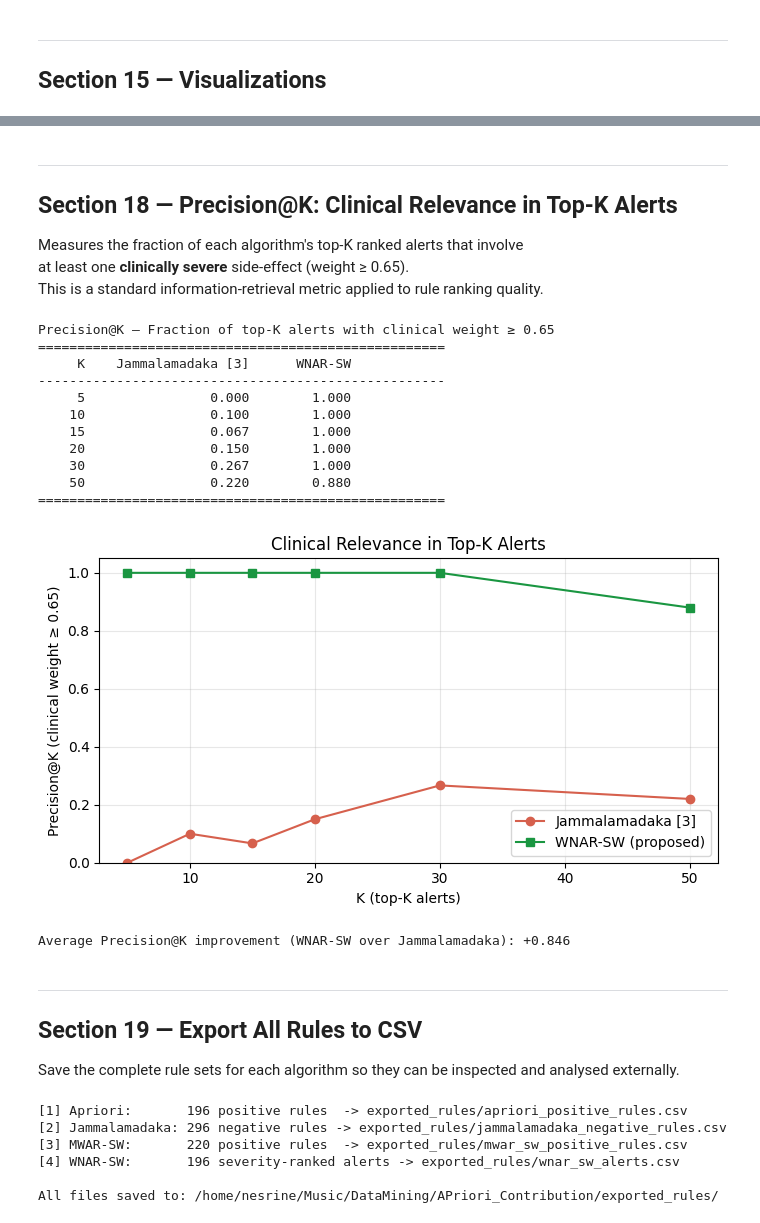
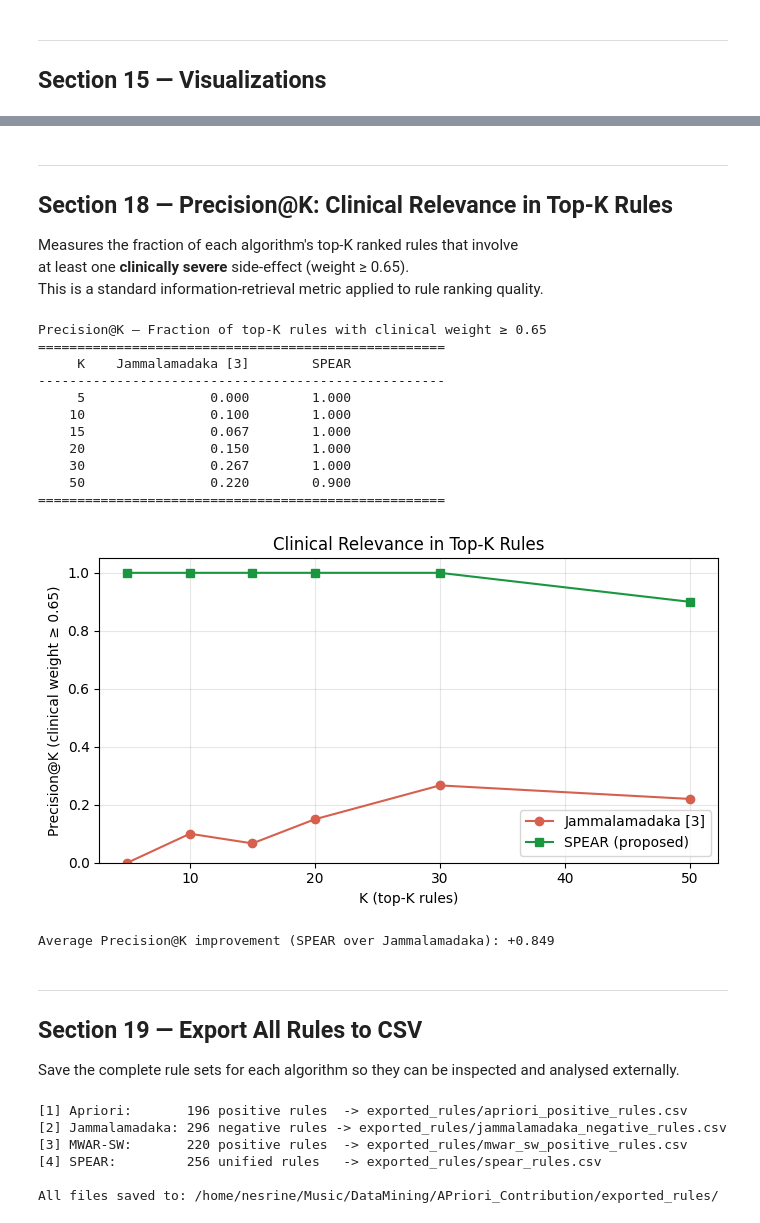
Before and after one commit to djouharadgb/Data-Mining-APriori-Contribution, a Jupyter notebook: WNAR_SW_Experiments_fixed.ipynb, the cells around one changed output, grey strips where cells are left out. Drawn from its saved outputs; the diff is of its cells as text; code cells hidden in the pictures.

```diff
--- a/WNAR_SW_Experiments_fixed.ipynb
+++ b/WNAR_SW_Experiments_fixed.ipynb
@@ -809,22 +896,22 @@ if len(mwar_rules) > 0:
 else:
     print("No rules found at current thresholds.")
 
-# ---- WNAR-SW --------------------------------------------------------
+# ---- SPEAR -----------------------------------------------------------
 print("\n" + "=" * 110)
-print(f"TOP {N_SHOW} ALERTS — WNAR-SW (ranked by severity score, Definition 4.4)")
+print(f"TOP {N_SHOW} ALERTS — SPEAR (ranked by unified severity score)")
 print("=" * 110)
-if len(wnar_alerts) > 0:
-    top = wnar_alerts.head(min(N_SHOW, len(wnar_alerts)))[
-        ['antecedent', 'consequent', 'sup_ant', 'sup_cons',
+if len(spear_rules) > 0:
+    top = spear_rules.head(min(N_SHOW, len(spear_rules)))[
+        ['antecedent', 'consequent', 'rule_type', 'sup_ant', 'sup_cons',
          'sup_joint', 'weight_ant', 'weight_cons',
-         'wNegSup', 'wNegConf', 'severity']
+         'reg_score_ant', 'metric', 'severity']
     ]
     print(top.to_string(index=False))
-    print("\nNote: severity = wNegConf * (omega_A + omega_B) / 2.")
-    print("      Alerts with higher-weight items are promoted regardless of")
-    print("      raw frequency. Regularity ensures patterns are sustained.")
+    print("\nNote: POSITIVE and NEGATIVE rules ranked together by severity.")
+    print("      rule_type shows whether it's a co-occurrence or incompatibility.")
+    print("      Entropy-based regularity replaces brittle max-gap filtering.")
 else:
-    print("No alerts generated at current thresholds.")
+    print("No rules generated at current thresholds.")
 # %% [output]
 ==============================================================================================================
 TOP 10 RULES — STANDARD APRIORI (ranked by confidence)
@@ -1221,12 +1372,12 @@ Graceful Degradation — Case (ii): regularity disabled (maxReg = inf)
 # %% [markdown]
 ---
-## Section 18 — Precision@K: Clinical Relevance in Top-K Alerts
+## Section 18 — Precision@K: Clinical Relevance in Top-K Rules
 
-Measures the fraction of each algorithm's top-K ranked alerts that involve
+Measures the fraction of each algorithm's top-K ranked rules that involve
 at least one **clinically severe** side-effect (weight ≥ 0.65).
 This is a standard information-retrieval metric applied to rule ranking quality.
 # %%
-# ── Precision@K: clinical relevance in top-K alerts ──────────────────
+# ── Precision@K: clinical relevance in top-K rules ───────────────────
 
 def precision_at_k(df, k, weight_cols, threshold=0.65):
     """Fraction of top-k rules where max weight >= threshold."""
@@ -1236,50 +1387,50 @@ def precision_at_k(df, k, weight_cols, threshold=0.65):
     return (top[weight_cols].max(axis=1) >= threshold).mean()
 
 K_values = [5, 10, 15, 20, 30, 50]
 
-prec_jam  = [precision_at_k(jam_rules,  k, ['weight_ant', 'weight_cons']) for k in K_values]
-prec_wnar = [precision_at_k(wnar_alerts, k, ['weight_ant', 'weight_cons']) for k in K_values]
+prec_jam   = [precision_at_k(jam_rules,   k, ['weight_ant', 'weight_cons']) for k in K_values]
+prec_spear = [precision_at_k(spear_rules, k, ['weight_ant', 'weight_cons']) for k in K_values]
 
 # ── Tabular summary ──────────────────────────────────────────────────
-print("Precision@K — Fraction of top-K alerts with clinical weight ≥ 0.65")
+print("Precision@K — Fraction of top-K rules with clinical weight ≥ 0.65")
 print("=" * 52)
-print(f"  {'K':>4}   {'Jammalamadaka [3]':>18}   {'WNAR-SW':>10}")
+print(f"  {'K':>4}   {'Jammalamadaka [3]':>18}   {'SPEAR':>10}")
 print("-" * 52)
-for k, pj, pw in zip(K_values, prec_jam, prec_wnar):
-    print(f"  {k:>4}   {pj:>18.3f}   {pw:>10.3f}")
+for k, pj, ps in zip(K_values, prec_jam, prec_spear):
+    print(f"  {k:>4}   {pj:>18.3f}   {ps:>10.3f}")
 print("=" * 52)
 
 # ── Plot ──────────────────────────────────────────────────────────────
 plt.figure(figsize=(7, 4))
-plt.plot(K_values, prec_jam,  'o-', color='#d6604d', label='Jammalamadaka [3]', linewidth=1.5)
-plt.plot(K_values, prec_wnar, 's-', color='#1a9641', label='WNAR-SW (proposed)', linewidth=1.5)
-plt.xlabel('K (top-K alerts)')
+plt.plot(K_values, prec_jam,   'o-', color='#d6604d', label='Jammalamadaka [3]', linewidth=1.5)
+plt.plot(K_values, prec_spear, 's-', color='#1a9641', label='SPEAR (proposed)',  linewidth=1.5)
+plt.xlabel('K (top-K rules)')
 plt.ylabel('Precision@K (clinical weight ≥ 0.65)')
-plt.title('Clinical Relevance in Top-K Alerts')
+plt.title('Clinical Relevance in Top-K Rules')
 plt.ylim(0, 1.05)
 plt.legend()
 plt.grid(alpha=0.3)
 plt.tight_layout()
 plt.savefig('precision_at_k.png', dpi=150, bbox_inches='tight')
 plt.show()
 
 # ── Improvement summary ──────────────────────────────────────────────
-avg_improvement = np.mean([pw - pj for pw, pj in zip(prec_wnar, prec_jam)])
-print(f"\nAverage Precision@K improvement (WNAR-SW over Jammalamadaka): +{avg_improvement:.3f}")
+avg_improvement = np.mean([ps - pj for ps, pj in zip(prec_spear, prec_jam)])
+print(f"\nAverage Precision@K improvement (SPEAR over Jammalamadaka): +{avg_improvement:.3f}")
 # %% [output]
-Precision@K — Fraction of top-K alerts with clinical weight ≥ 0.65
+Precision@K — Fraction of top-K rules with clinical weight ≥ 0.65
 ====================================================
-     K    Jammalamadaka [3]      WNAR-SW
+     K    Jammalamadaka [3]        SPEAR
 ----------------------------------------------------
      5                0.000        1.000
     10                0.100        1.000
     15                0.067        1.000
     20                0.150        1.000
     30                0.267        1.000
-    50                0.220        0.880
+    50                0.220        0.900
 ====================================================
-[figure, old version]
+[figure, new version]
-Average Precision@K improvement (WNAR-SW over Jammalamadaka): +0.846
+Average Precision@K improvement (SPEAR over Jammalamadaka): +0.849
 # %% [markdown]
 ---
 ## Section 19 — Export All Rules to CSV
@@ -1294,7 +1445,6 @@ os.makedirs(OUTPUT_DIR, exist_ok=True)
 # ---- Algorithm 1: Standard Apriori (positive rules) -----------------
 if len(apriori_rules) > 0:
     ap_export = apriori_rules.copy()
-    # Convert frozensets to readable strings
     ap_export['antecedents'] = ap_export['antecedents'].apply(lambda x: ', '.join(sorted(x)))
     ap_export['consequents'] = ap_export['consequents'].apply(lambda x: ', '.join(sorted(x)))
     ap_export.to_csv(os.path.join(OUTPUT_DIR, 'apriori_positive_rules.csv'), index=False)
@@ -1319,19 +1469,19 @@ if len(mwar_rules) > 0:
 else:
     print("[3] MWAR-SW:       no rules to export.")
 
-# ---- Algorithm 4: WNAR-SW (weighted negative alerts) ----------------
-if len(wnar_alerts) > 0:
-    wnar_alerts.to_csv(os.path.join(OUTPUT_DIR, 'wnar_sw_alerts.csv'), index=False)
-    print(f"[4] WNAR-SW:       {len(wnar_alerts)} severity-ranked alerts -> {OUTPUT_DIR}/wnar_sw_alerts.csv")
+# ---- Algorithm 4: SPEAR (unified positive + negative rules) ---------
+if len(spear_rules) > 0:
+    spear_rules.to_csv(os.path.join(OUTPUT_DIR, 'spear_rules.csv'), index=False)
+    print(f"[4] SPEAR:         {len(spear_rules)} unified rules   -> {OUTPUT_DIR}/spear_rules.csv")
 else:
-    print("[4] WNAR-SW:       no alerts to export.")
+    print("[4] SPEAR:         no rules to export.")
 
 print(f"\nAll files saved to: {os.path.abspath(OUTPUT_DIR)}/")
 # %% [output]
 [1] Apriori:       196 positive rules  -> exported_rules/apriori_positive_rules.csv
 [2] Jammalamadaka: 296 negative rules -> exported_rules/jammalamadaka_negative_rules.csv
 [3] MWAR-SW:       220 positive rules  -> exported_rules/mwar_sw_positive_rules.csv
-[4] WNAR-SW:       196 severity-ranked alerts -> exported_rules/wnar_sw_alerts.csv
+[4] SPEAR:         256 unified rules   -> exported_rules/spear_rules.csv
 
 All files saved to: /home/nesrine/Music/DataMining/APriori_Contribution/exported_rules/
 # %% [markdown]
```
Also changed, not shown: parts of 24 cells of this notebook, 16 other files.
